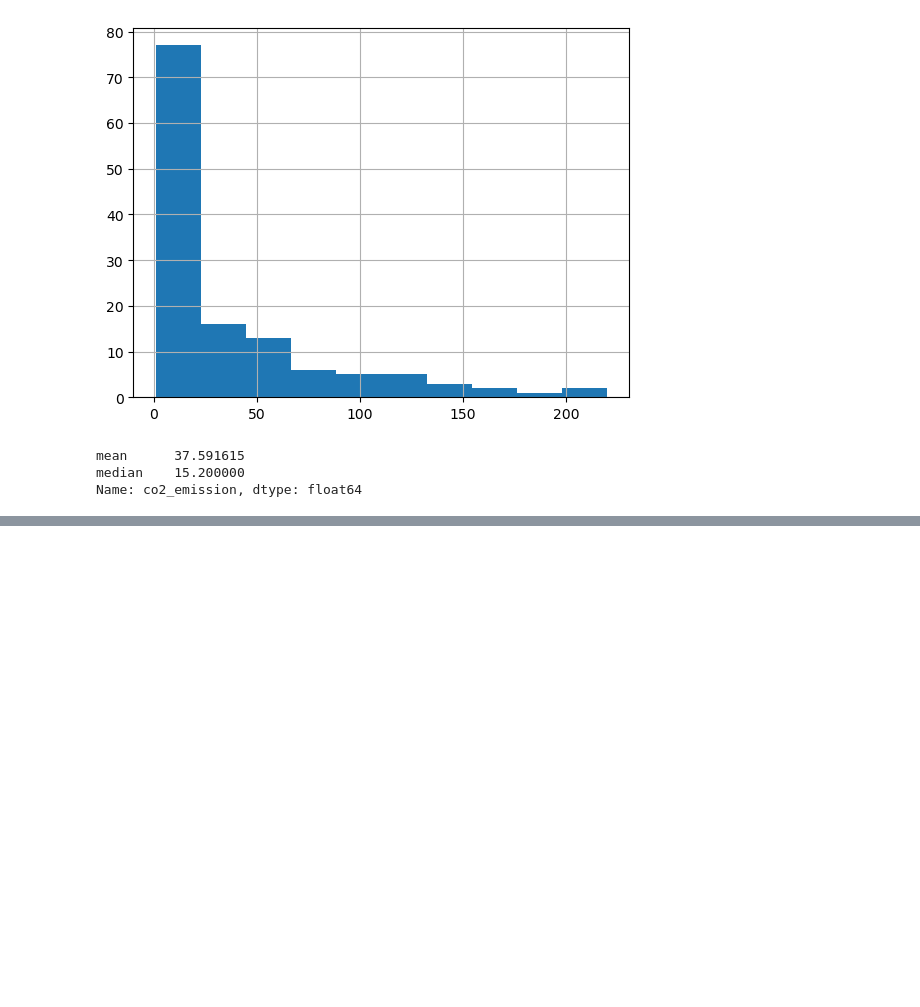
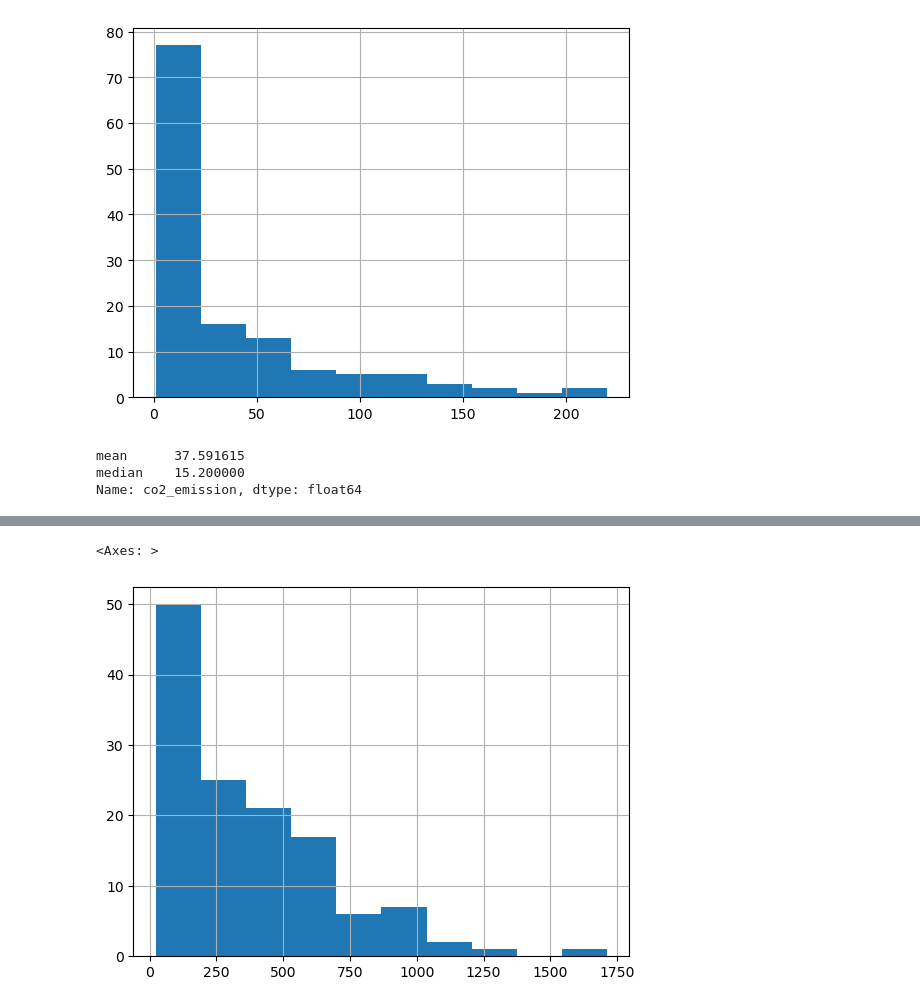
Before and after one commit to PracticalSwan/ITX2007-Data-Science, a Jupyter notebook: Lecture7_Data Sets - Intro2Statistics/final_practice_L7.ipynb, the cells around one changed output, grey strips where cells are left out. Cells and saved outputs as stored; diff of their text form; code cells hidden in the pictures; blank space fills up the shorter version.

```diff
--- a/Lecture7_Data Sets - Intro2Statistics/final_practice_L7.ipynb
+++ b/Lecture7_Data Sets - Intro2Statistics/final_practice_L7.ipynb
@@ -83,0 +113,6 @@ Name: co2_emission, dtype: float64
+# %%
+import matplotlib.pyplot as plt
+food_consumption[food_consumption['food_category'] == 'beef']['co2_emission'].hist()
+# %% [output]
+<Axes: >
+[figure, added]
```
Also changed, not shown: parts of 6 cells of this notebook.
